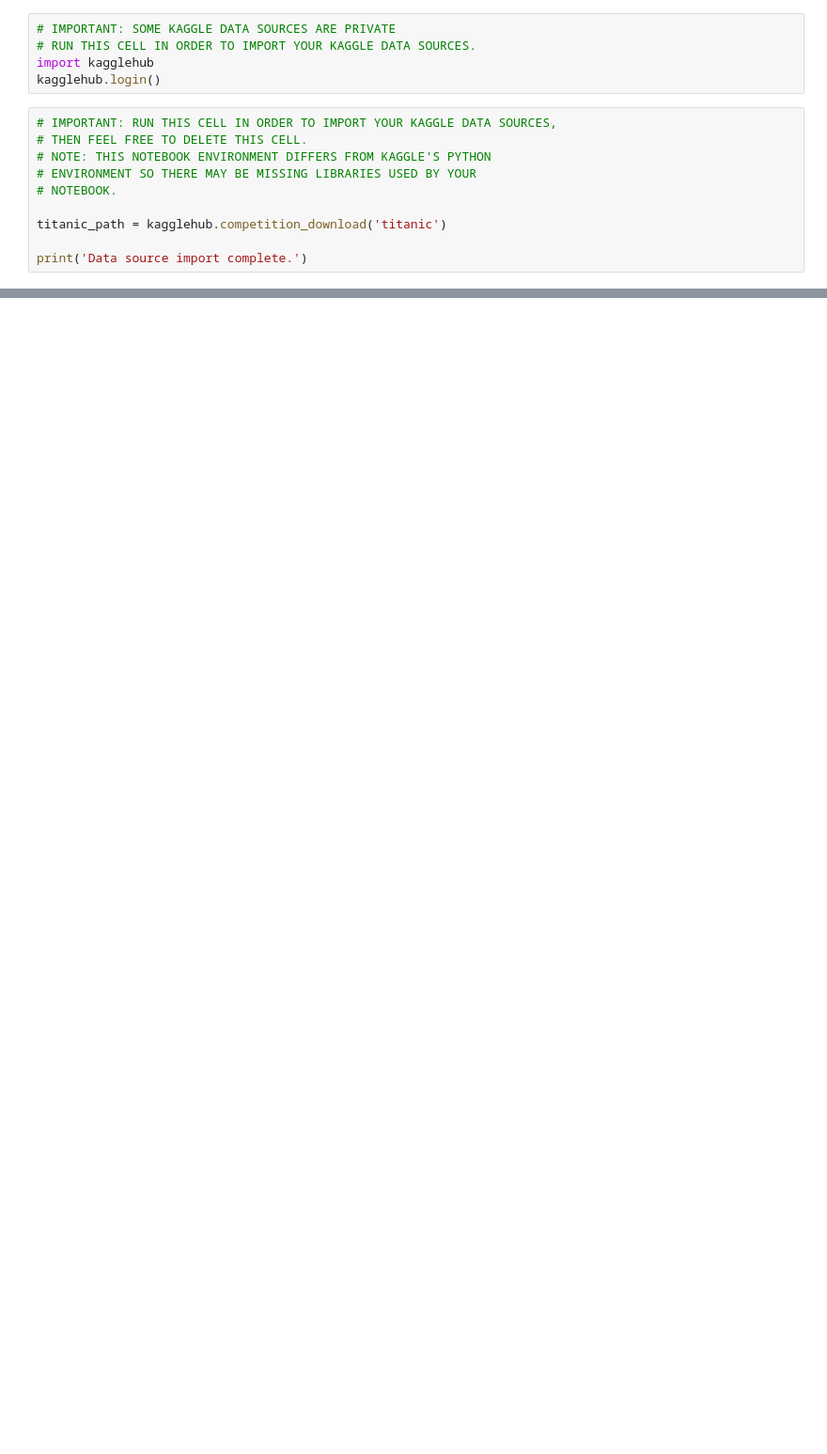
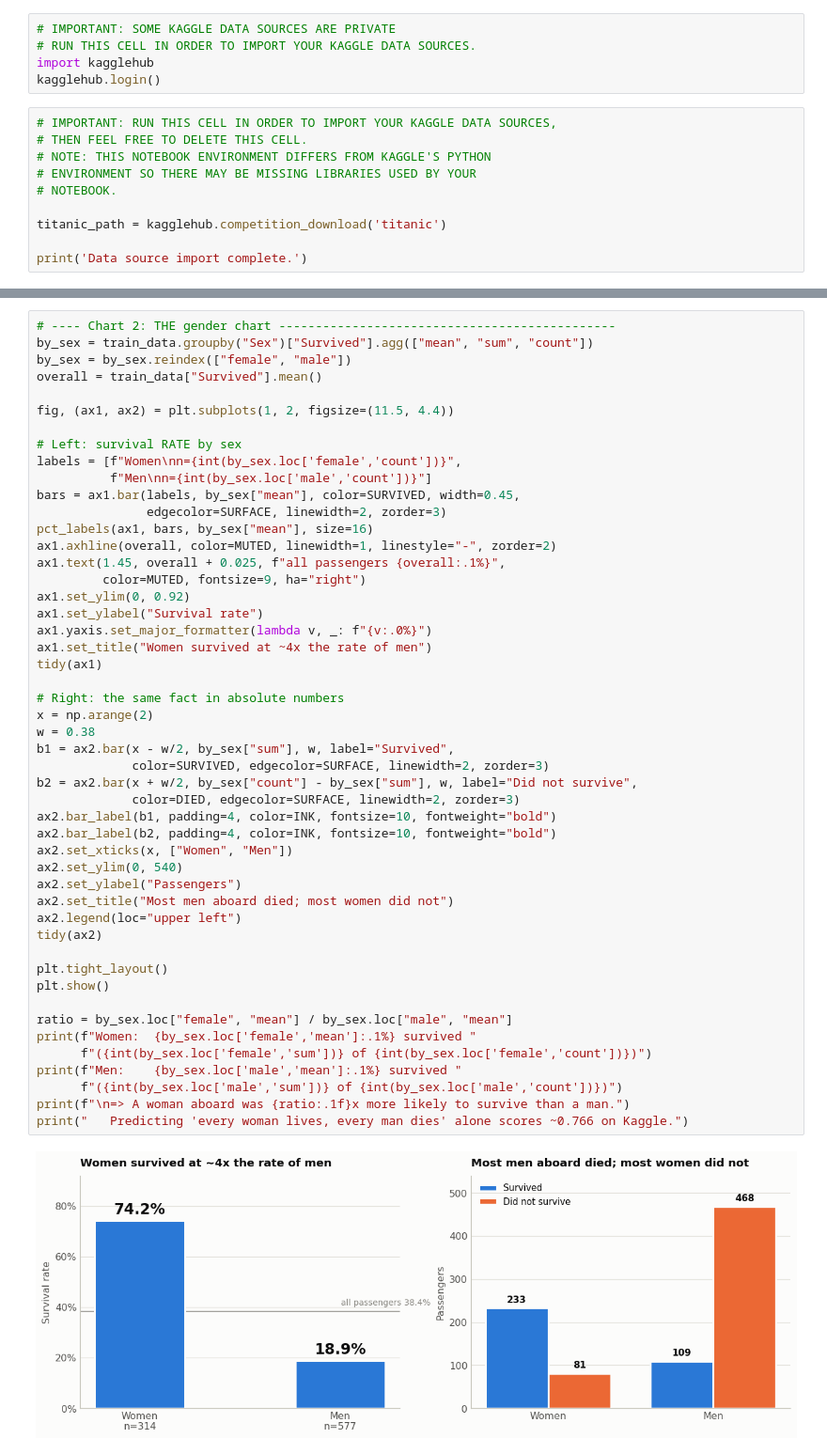
Before and after one commit to codeKrantz/Iowa-State-AI-2010, a Jupyter notebook: Titanic_Machine_Learning_from_Disaster.ipynb, the cells around one changed output, grey strips where cells are left out. Shown at 94% size. Cells and saved outputs as stored; diff of their text form; blank space fills up the shorter version.

```diff
--- a/Titanic_Machine_Learning_from_Disaster.ipynb
+++ b/Titanic_Machine_Learning_from_Disaster.ipynb
@@ -57,0 +179,51 @@ print("% of men who survived:", rate_men)
+# %%
+# ---- Chart 2: THE gender chart ----------------------------------------------
+by_sex = train_data.groupby("Sex")["Survived"].agg(["mean", "sum", "count"])
+by_sex = by_sex.reindex(["female", "male"])
+overall = train_data["Survived"].mean()
+
+fig, (ax1, ax2) = plt.subplots(1, 2, figsize=(11.5, 4.4))
+
+# Left: survival RATE by sex
+labels = [f"Women\nn={int(by_sex.loc['female','count'])}",
+          f"Men\nn={int(by_sex.loc['male','count'])}"]
+bars = ax1.bar(labels, by_sex["mean"], color=SURVIVED, width=0.45,
+               edgecolor=SURFACE, linewidth=2, zorder=3)
+pct_labels(ax1, bars, by_sex["mean"], size=16)
+ax1.axhline(overall, color=MUTED, linewidth=1, linestyle="-", zorder=2)
+ax1.text(1.45, overall + 0.025, f"all passengers {overall:.1%}",
+         color=MUTED, fontsize=9, ha="right")
+ax1.set_ylim(0, 0.92)
+ax1.set_ylabel("Survival rate")
+ax1.yaxis.set_major_formatter(lambda v, _: f"{v:.0%}")
+ax1.set_title("Women survived at ~4x the rate of men")
+tidy(ax1)
+
+# Right: the same fact in absolute numbers
+x = np.arange(2)
+w = 0.38
+b1 = ax2.bar(x - w/2, by_sex["sum"], w, label="Survived",
+             color=SURVIVED, edgecolor=SURFACE, linewidth=2, zorder=3)
+b2 = ax2.bar(x + w/2, by_sex["count"] - by_sex["sum"], w, label="Did not survive",
+             color=DIED, edgecolor=SURFACE, linewidth=2, zorder=3)
+ax2.bar_label(b1, padding=4, color=INK, fontsize=10, fontweight="bold")
+ax2.bar_label(b2, padding=4, color=INK, fontsize=10, fontweight="bold")
+ax2.set_xticks(x, ["Women", "Men"])
+ax2.set_ylim(0, 540)
+ax2.set_ylabel("Passengers")
+ax2.set_title("Most men aboard died; most women did not")
+ax2.legend(loc="upper left")
+tidy(ax2)
+
+plt.tight_layout()
+plt.show()
+
+ratio = by_sex.loc["female", "mean"] / by_sex.loc["male", "mean"]
+print(f"Women:  {by_sex.loc['female','mean']:.1%} survived "
+      f"({int(by_sex.loc['female','sum'])} of {int(by_sex.loc['female','count'])})")
+print(f"Men:    {by_sex.loc['male','mean']:.1%} survived "
+      f"({int(by_sex.loc['male','sum'])} of {int(by_sex.loc['male','count'])})")
+print(f"\n=> A woman aboard was {ratio:.1f}x more likely to survive than a man.")
+print("   Predicting 'every woman lives, every man dies' alone scores ~0.766 on Kaggle.")
+# %% [output]
+[figure, added]
```
Also changed, not shown: parts of 21 cells of this notebook.
